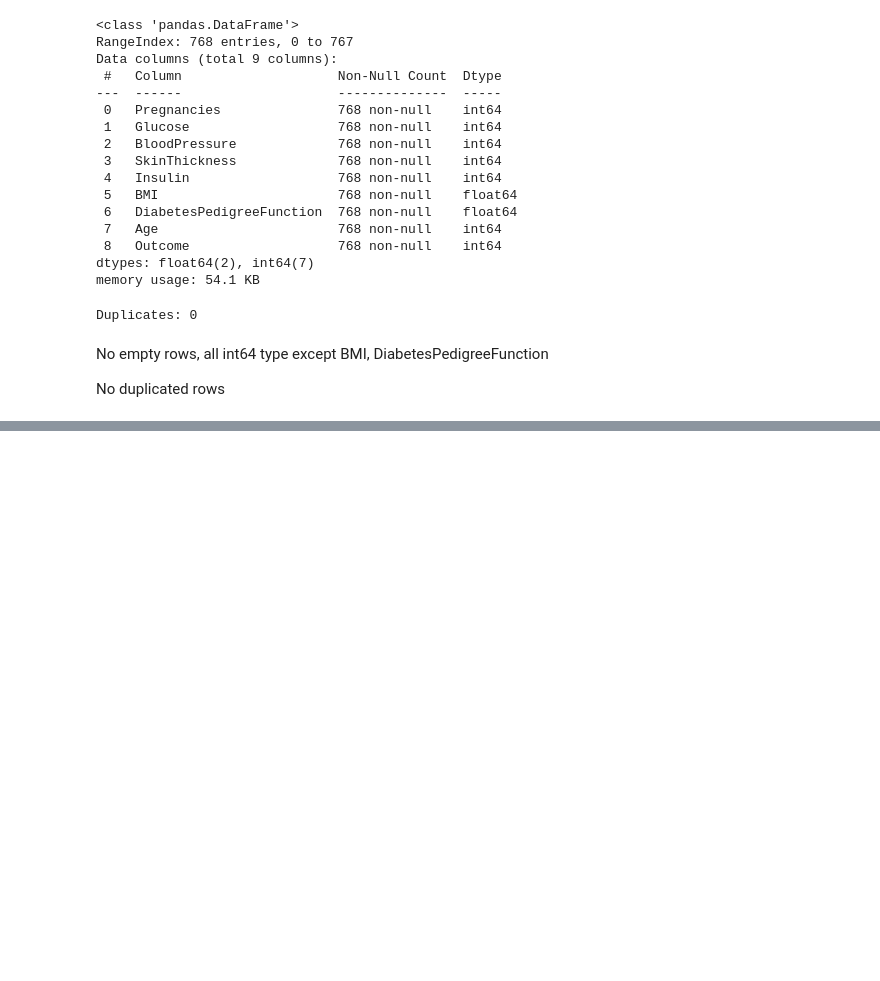
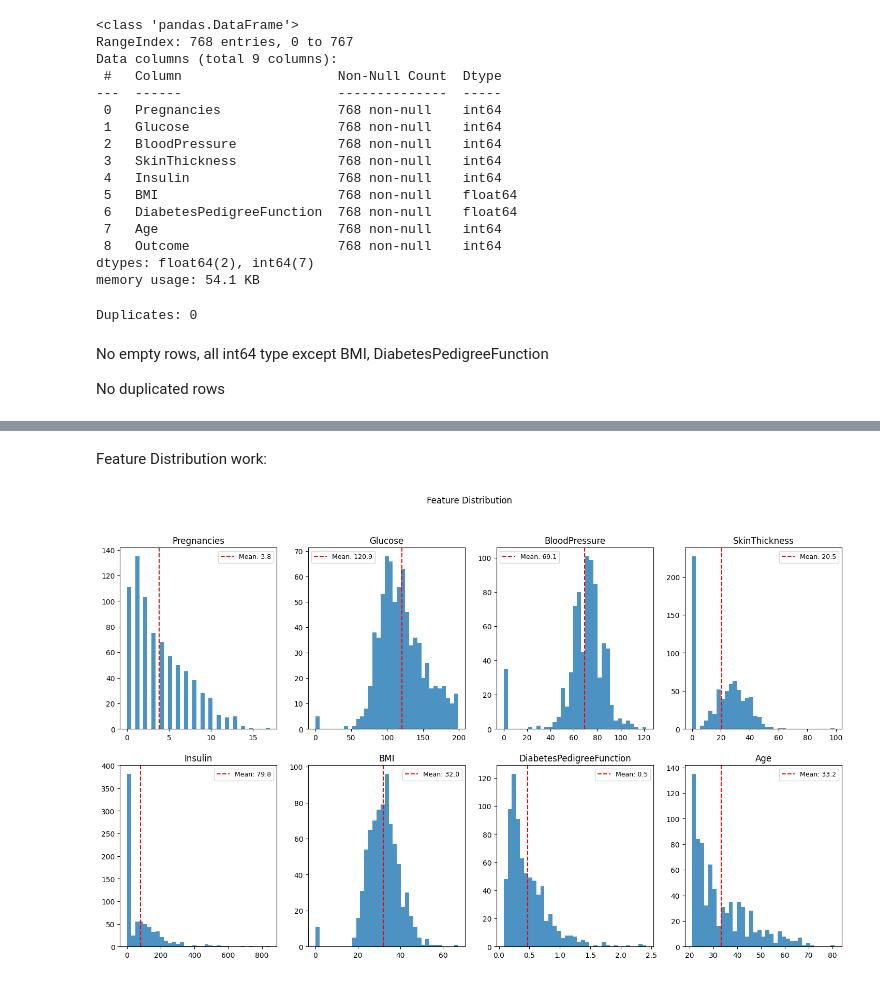
Before and after one commit to Adya-G-Bharadwaj/diagnostic-diabetes-detection, a Jupyter notebook: exploring-data.ipynb, the cells around one changed output, grey strips where cells are left out. Saved outputs shown, nothing was run; the diff lists cells and outputs as text; code cells hidden in the pictures; blank space fills up the shorter version.

```diff
--- a/exploring-data.ipynb
+++ b/exploring-data.ipynb
@@ -65,0 +81,18 @@ BMI: 11  ||  pct: 1.4322916666666665
+# %% [markdown]
+Feature Distribution work:
+# %%
+features = ["Pregnancies", "Glucose", "BloodPressure", "SkinThickness", "Insulin", "BMI", "DiabetesPedigreeFunction", "Age"]
+
+fig,ax = plt.subplots(2,4, figsize=(18,10))
+ax = ax.flatten()
+
+for i, col in enumerate(features):
+    ax[i].hist(df[col], bins = 35, alpha = 0.8)
+    ax[i].set_title(col)
+    ax[i].axvline(df[col].mean(), color="red", linestyle="--", label=f"Mean: {df[col].mean():.1f}")
+    ax[i].legend(fontsize=9)
+
+plt.suptitle("Feature Distribution")
+plt.show()
+# %% [output]
+[figure, added]
```
Also changed, not shown: parts of 4 cells of this notebook.
